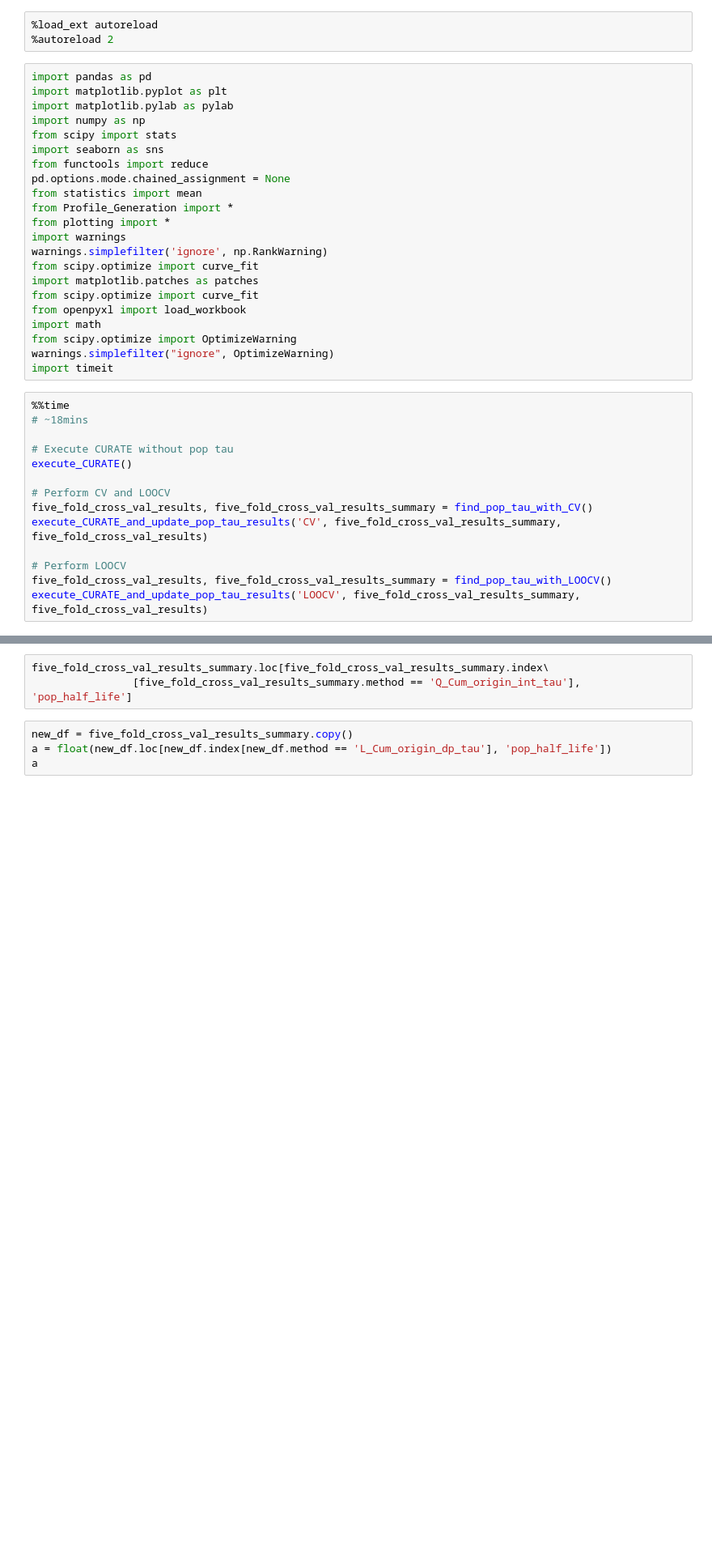
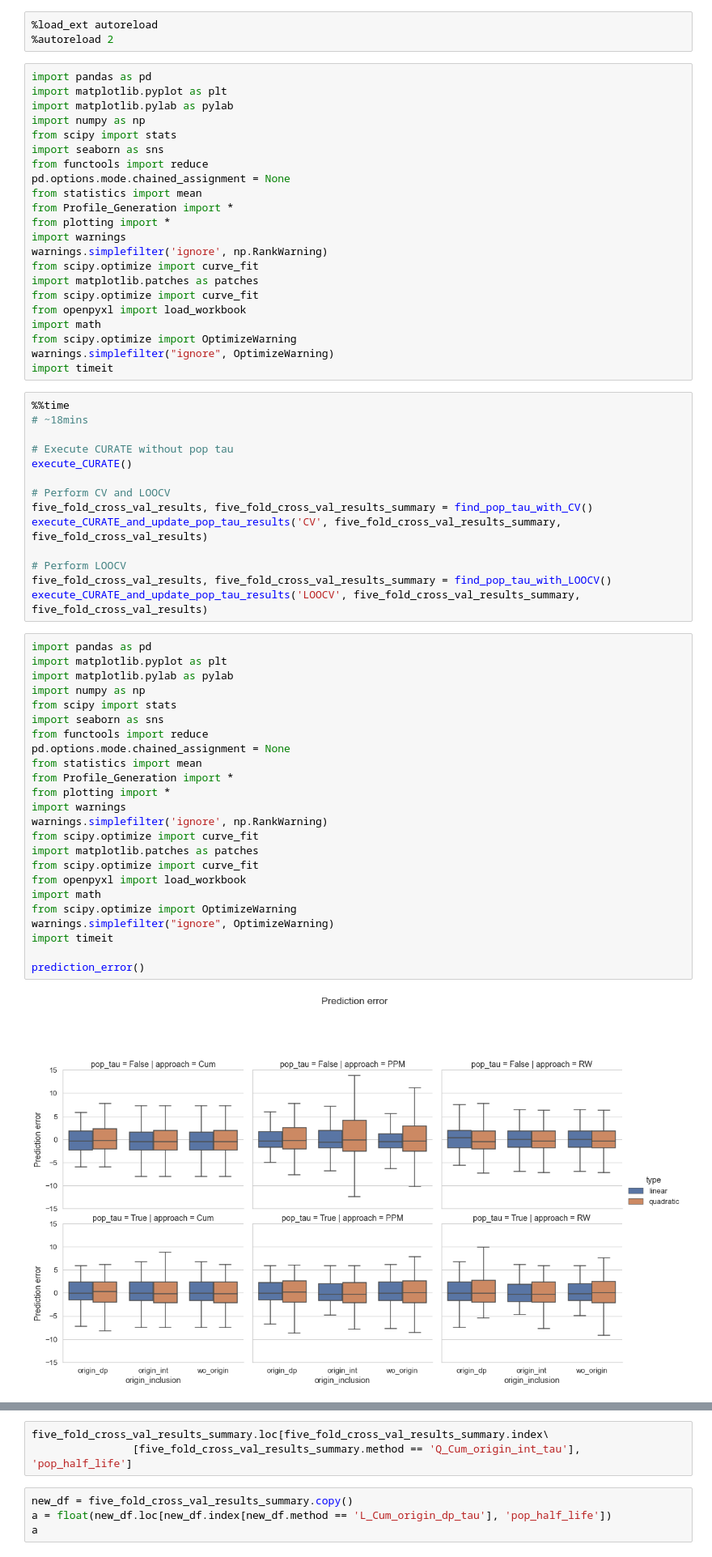
Before and after one commit to tshibei/retro_ped_liver_transplant, a Jupyter notebook: retro_PLT.ipynb, the cells around one changed output, grey strips where cells are left out. Shown at 81% size. Cells and saved outputs as stored; diff of their text form; blank space fills up the shorter version.

Commit message:
Add plotting code for RMSE

```diff
--- a/retro_PLT.ipynb
+++ b/retro_PLT.ipynb
@@ -37,3 +37,29 @@ execute_CURATE_and_update_pop_tau_results('CV', five_fold_cross_val_results_summ
 # Perform LOOCV
 five_fold_cross_val_results, five_fold_cross_val_results_summary = find_pop_tau_with_LOOCV()
 execute_CURATE_and_update_pop_tau_results('LOOCV', five_fold_cross_val_results_summary, five_fold_cross_val_results)
+# %%
+import pandas as pd
+import matplotlib.pyplot as plt
+import matplotlib.pylab as pylab
+import numpy as np
+from scipy import stats
+import seaborn as sns
+from functools import reduce
+pd.options.mode.chained_assignment = None
+from statistics import mean
+from Profile_Generation import *
+from plotting import *
+import warnings
+warnings.simplefilter('ignore', np.RankWarning)
+from scipy.optimize import curve_fit
+import matplotlib.patches as patches
+from scipy.optimize import curve_fit
+from openpyxl import load_workbook
+import math
+from scipy.optimize import OptimizeWarning
+warnings.simplefilter("ignore", OptimizeWarning)
+import timeit
+
+prediction_error()
+# %% [output]
+[figure, added]
```
Also changed, not shown: parts of 3 cells of this notebook, 7 other files.
